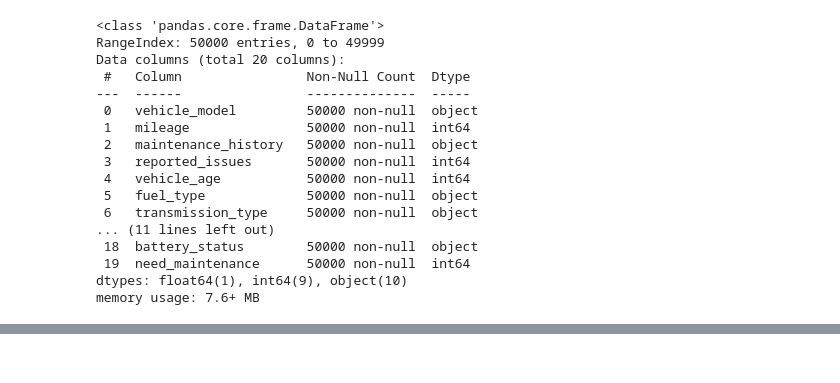
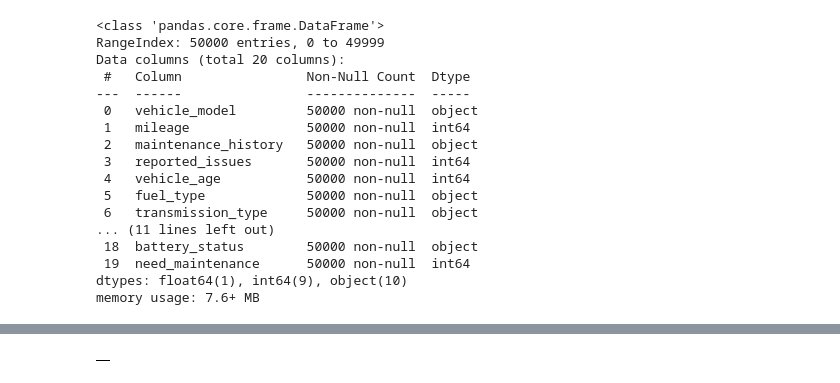
Before and after one commit to sahil82764/Vehicle_Maintenance_Prediction, a Jupyter notebook: samp1.ipynb, the cells around one changed output, grey strips where cells are left out. Cells and saved outputs as stored; diff of their text form; code cells hidden in the pictures.

Commit message:
data validation completed and tested

```diff
--- a/samp1.ipynb
+++ b/samp1.ipynb
@@ -99,0 +427,5 @@ df.columns = [column.lower() for column in df.columns]
+# %%
+compiledf = pd.DataFrame()
+compiledf
+# %% [output]
+|  |
```
Also changed, not shown: parts of 39 cells of this notebook, 8 other files.
